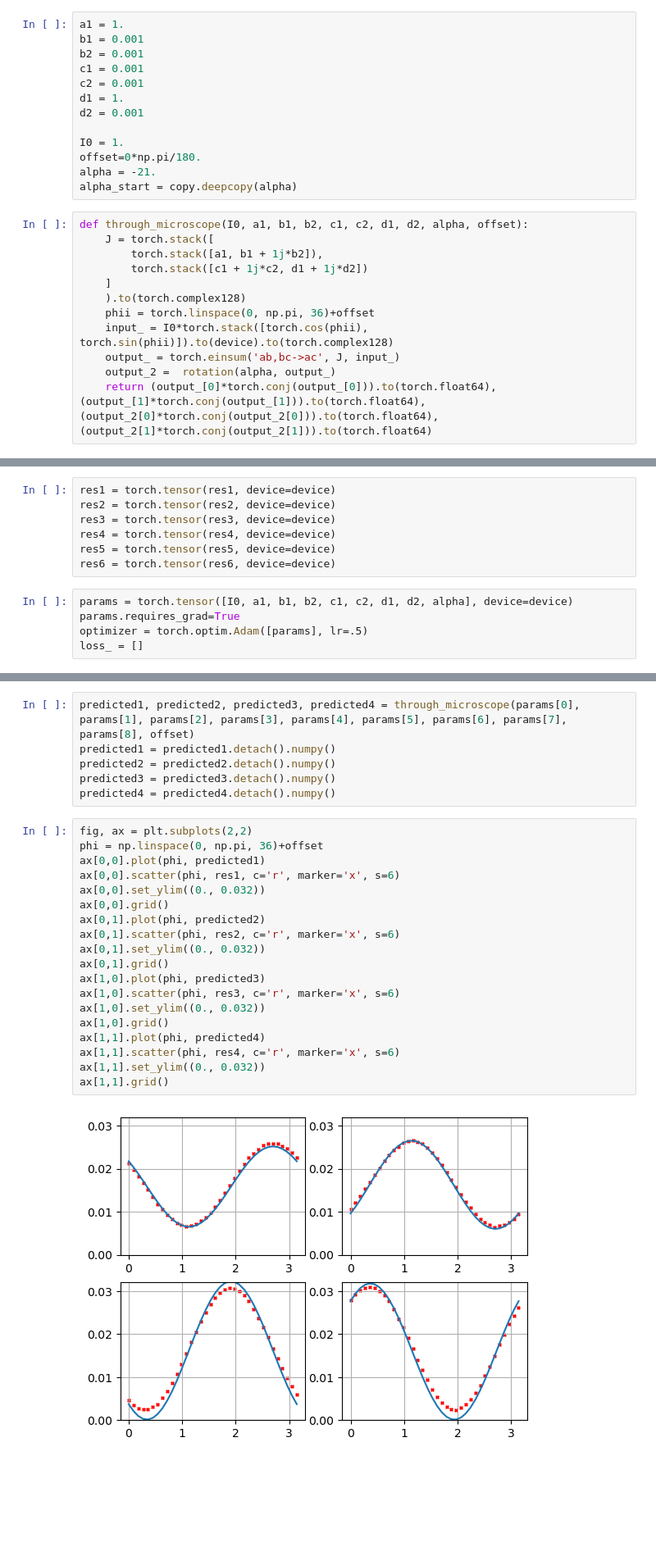
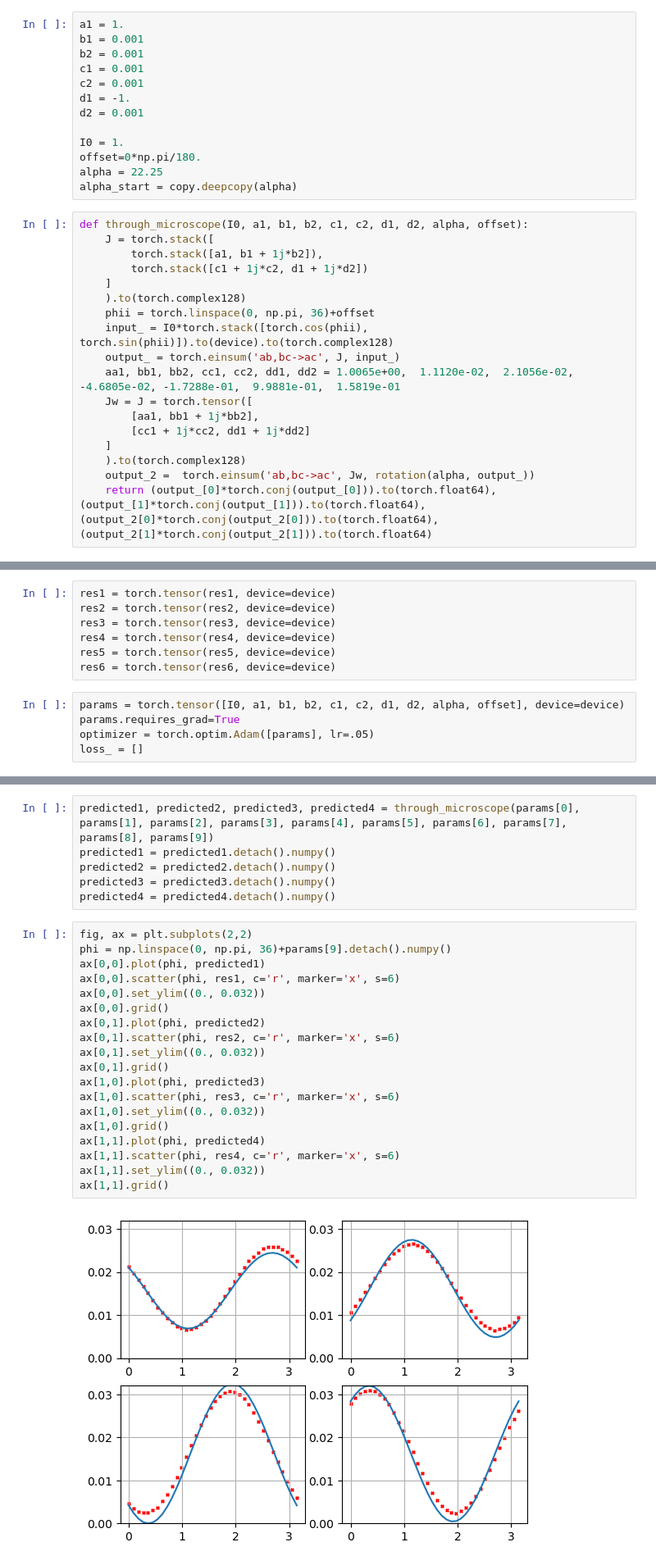
Before and after one commit to aautric/4polarMFM_these, a Jupyter notebook: Calibration_polar.ipynb, the cells around one changed output, grey strips where cells are left out. Shown at 82% size. Drawn from its saved outputs; the diff is of its cells as text; blank space fills up the shorter version.

```diff
--- a/Calibration_polar.ipynb
+++ b/Calibration_polar.ipynb
@@ -88,12 +88,12 @@ b1 = 0.001
 b2 = 0.001
 c1 = 0.001
 c2 = 0.001
-d1 = 1.
+d1 = -1.
 d2 = 0.001
 
 I0 = 1.
 offset=0*np.pi/180.
-alpha = -21.
+alpha = 22.25
 alpha_start = copy.deepcopy(alpha)
 # %%
 def through_microscope(I0, a1, b1, b2, c1, c2, d1, d2, alpha, offset):
@@ -105,7 +105,13 @@ def through_microscope(I0, a1, b1, b2, c1, c2, d1, d2, alpha, offset):
     phii = torch.linspace(0, np.pi, 36)+offset
     input_ = I0*torch.stack([torch.cos(phii), torch.sin(phii)]).to(device).to(torch.complex128)
     output_ = torch.einsum('ab,bc->ac', J, input_)
-    output_2 =  rotation(alpha, output_)
+    aa1, bb1, bb2, cc1, cc2, dd1, dd2 = 1.0065e+00,  1.1120e-02,  2.1056e-02, -4.6805e-02, -1.7288e-01,  9.9881e-01,  1.5819e-01
+    Jw = J = torch.tensor([
+        [aa1, bb1 + 1j*bb2],
+        [cc1 + 1j*cc2, dd1 + 1j*dd2]
+    ]
+    ).to(torch.complex128)
+    output_2 =  torch.einsum('ab,bc->ac', Jw, rotation(alpha, output_))
     return (output_[0]*torch.conj(output_[0])).to(torch.float64), (output_[1]*torch.conj(output_[1])).to(torch.float64), (output_2[0]*torch.conj(output_2[0])).to(torch.float64), (output_2[1]*torch.conj(output_2[1])).to(torch.float64)
 # %%
 def rotation(alpha, inp): # input is a vector Ex, Ey
@@ -128,9 +134,9 @@ res4 = torch.tensor(res4, device=device)
 res5 = torch.tensor(res5, device=device)
 res6 = torch.tensor(res6, device=device)
 # %%
-params = torch.tensor([I0, a1, b1, b2, c1, c2, d1, d2, alpha], device=device)
+params = torch.tensor([I0, a1, b1, b2, c1, c2, d1, d2, alpha, offset], device=device)
 params.requires_grad=True
-optimizer = torch.optim.Adam([params], lr=.5)
+optimizer = torch.optim.Adam([params], lr=.05)
 loss_ = []
 # %%
 def loss_f(para):
@@ -181,30 +190,30 @@ tensor(3.6004, dtype=torch.float64, grad_fn=<SumBackward0>)
 # %%
-predicted1, predicted2, predicted3, predicted4 = through_microscope(params[0], params[1], params[2], params[3], params[4], params[5], params[6], params[7], params[8], offset)
+predicted1, predicted2, predicted3, predicted4 = through_microscope(params[0], params[1], params[2], params[3], params[4], params[5], params[6], params[7], params[8], params[9])
 predicted1 = predicted1.detach().numpy()
 predicted2 = predicted2.detach().numpy()
 predicted3 = predicted3.detach().numpy()
 predicted4 = predicted4.detach().numpy()
 # %%
 fig, ax = plt.subplots(2,2)
-phi = np.linspace(0, np.pi, 36)+offset
+phi = np.linspace(0, np.pi, 36)+params[9].detach().numpy()
 ax[0,0].plot(phi, predicted1)
 ax[0,0].scatter(phi, res1, c='r', marker='x', s=6)
 ax[0,0].set_ylim((0., 0.032))
 ax[0,0].grid()
 ax[0,1].plot(phi, predicted2)
 ax[0,1].scatter(phi, res2, c='r', marker='x', s=6)
 ax[0,1].set_ylim((0., 0.032))
 ax[0,1].grid()
 ax[1,0].plot(phi, predicted3)
 ax[1,0].scatter(phi, res3, c='r', marker='x', s=6)
 ax[1,0].set_ylim((0., 0.032))
 ax[1,0].grid()
 ax[1,1].plot(phi, predicted4)
 ax[1,1].scatter(phi, res4, c='r', marker='x', s=6)
 ax[1,1].set_ylim((0., 0.032))
 ax[1,1].grid()
 # %% [output]
-[figure, old version]
+[figure, new version]
 # %% [markdown]
 # Calibration after grating
 # %%
```
Also changed, not shown: parts of 15 cells of this notebook, 1 other file.
